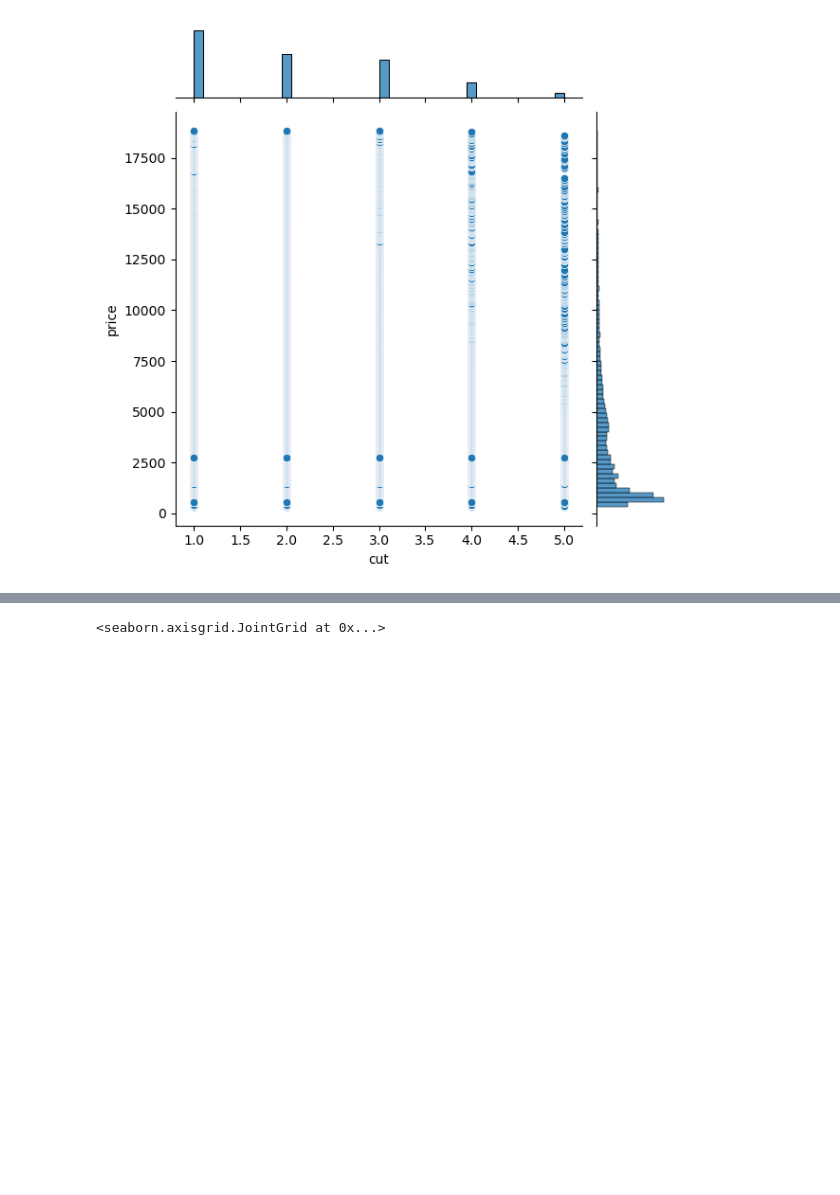
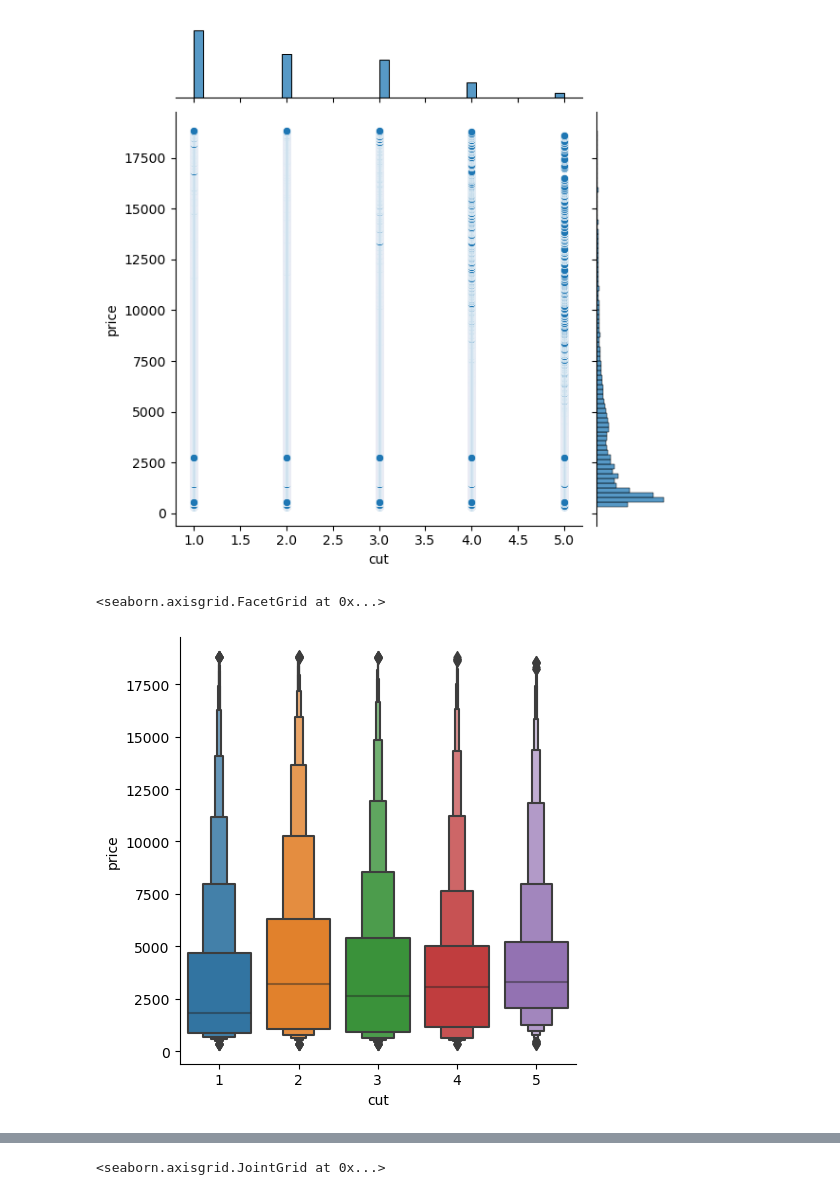
Before and after one commit to yalzouby/yalzouby.github.io, a Jupyter notebook: ITCS 3162 Project 1-Final.ipynb, the cells around one changed output, grey strips where cells are left out. Cells and saved outputs as stored; diff of their text form; code cells hidden in the pictures; blank space fills up the shorter version.

```diff
--- a/ITCS 3162 Project 1-Final.ipynb
+++ b/ITCS 3162 Project 1-Final.ipynb
@@ -126,3 +126,10 @@ sns.jointplot(x="cut", y="price", data=df)
 # %% [output]
 <seaborn.axisgrid.JointGrid at 0x...>
 [figure]
+# %%
+sns.catplot(
+    data=df.sort_values("cut"),
+    x="cut", y="price", kind="boxen")
+# %% [output]
+<seaborn.axisgrid.FacetGrid at 0x...>
+[figure, added]
```
Also changed, not shown: parts of 15 cells of this notebook.
